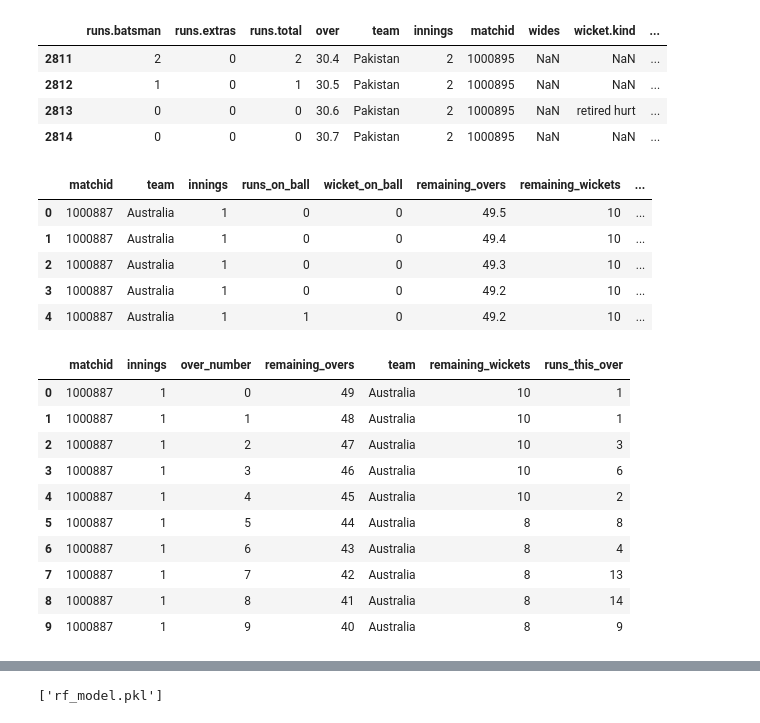
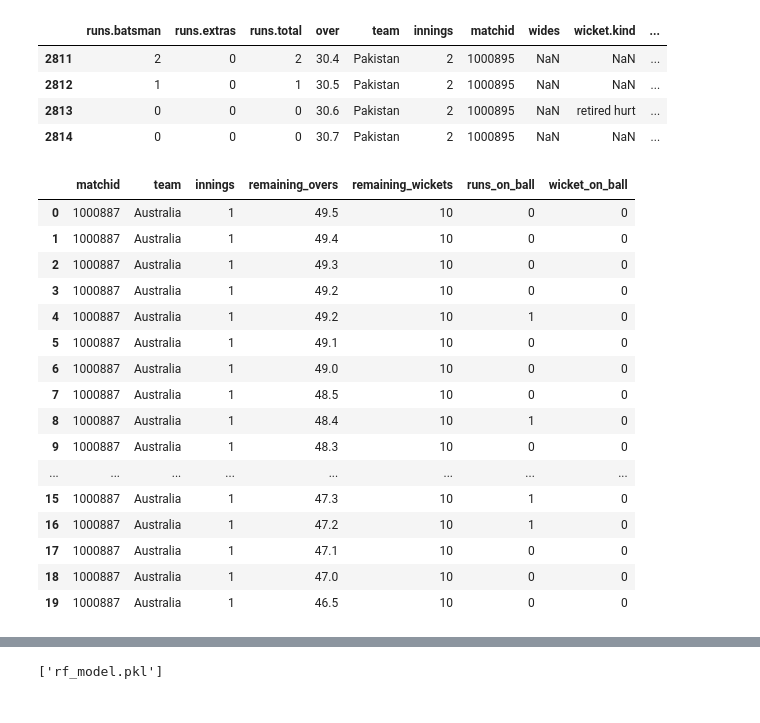
Before and after one commit to sidthakur08/cric-run-expectancy, a Jupyter notebook: app/explore.ipynb, the cells around one changed output, grey strips where cells are left out. Cells and saved outputs as stored; diff of their text form; code cells hidden in the pictures.

```diff
--- a/app/explore.ipynb
+++ b/app/explore.ipynb
@@ -8,7 +17,7 @@ import joblib
 pd.set_option('display.max_columns', None)
 # %%
 # loading in the JSON data
-with open('match_results.json','r') as f:
+with open('../match_results.json','r') as f:
     match_res = json.load(f)
 match_res[0]
 # %% [output]
@@ -78,7 +87,7 @@ filtered_matches = match_df[
 valid_match_ids = filtered_matches['matchid'].unique().tolist()
 # %%
 # Load innings data
-with open('innings_results.json', 'r') as f:
+with open('../innings_results.json', 'r') as f:
     innings_res = json.load(f)
 
 innings_df = pd.DataFrame(innings_res)
@@ -153,18 +162,16 @@ innings_df[hurt_index-2:hurt_index+2]
 | 2813 | 0 | 0 | 0 | 30.6 | Pakistan | 2 | 1000895 | NaN | retired hurt | ... |
 | 2814 | 0 | 0 | 0 | 30.7 | Pakistan | 2 | 1000895 | NaN | NaN | ... |
 # %%
-def process_innings_data(df):
+def process_innings_data(data):
     wickets_fallen = 0
-    deliveries_processed = []
+    innings_processed = []
     wicket_tags = ['caught', 'bowled', 'lbw', 'run out', 'caught and bowled', 'stumped', 'hit wicket', 'obstructing the field']
     total_overs = 50
     total_balls = total_overs * 6
     legal_deliveries_bowled = 0
 
-    for i, row in df.iterrows():
-        runs_batsman = row.get('runs.batsman', 0)
-        runs_extras = row.get('runs.extras', 0)
-        runs_on_ball = runs_batsman + runs_extras
+    for i, row in data.iterrows():
+        runs_on_ball = row.get('runs.total', 0)
 
         wicket_on_ball = 1 if (row['wicket.kind'] in wicket_tags) else 0
         wickets_remaining = 10 - wickets_fallen
@@ -181,60 +188,40 @@ def process_innings_data(df):
         balls_remaining_in_over = balls_remaining % 6
         remaining_overs = overs_remaining_int + (balls_remaining_in_over * 0.1)
 
-        deliveries_processed.append({
+        innings_processed.append({
             'matchid': row['matchid'],
             'team': row['team'],
             'innings': row['innings'],
+            'remaining_overs': remaining_overs,
+            'remaining_wickets': wickets_remaining,
             'runs_on_ball': runs_on_ball,
             'wicket_on_ball': wicket_on_ball,
-            'remaining_overs': remaining_overs,
-            'remaining_wickets': wickets_remaining,
-            'over_numeric': row['over_numeric']
         })
 
         if wicket_on_ball:
             wickets_fallen += 1
 
-    return pd.DataFrame(deliveries_processed)
+    return pd.DataFrame(innings_processed)
 
 # Apply to each innings
-final_balls_df = innings_df.groupby(['matchid', 'innings'], group_keys=False).apply(process_innings_data).reset_index(drop=True)
+final_balls_df = innings_df.groupby(['matchid', 'team', 'innings'], group_keys=False).apply(process_innings_data).reset_index(drop=True)
 # %%
-final_balls_df.head()
+final_balls_df.head(20)
 # %% [output]
-|  | matchid | team | innings | runs_on_ball | wicket_on_ball | remaining_overs | remaining_wickets | ... |
-| 0 | 1000887 | Australia | 1 | 0 | 0 | 49.5 | 10 | ... |
-| 1 | 1000887 | Australia | 1 | 0 | 0 | 49.4 | 10 | ... |
-| 2 | 1000887 | Australia | 1 | 0 | 0 | 49.3 | 10 | ... |
-| 3 | 1000887 | Australia | 1 | 0 | 0 | 49.2 | 10 | ... |
-| 4 | 1000887 | Australia | 1 | 1 | 0 | 49.2 | 10 | ... |
+|  | matchid | team | innings | remaining_overs | remaining_wickets | runs_on_ball | wicket_on_ball |
+| 0 | 1000887 | Australia | 1 | 49.5 | 10 | 0 | 0 |
+| 1 | 1000887 | Australia | 1 | 49.4 | 10 | 0 | 0 |
+| 2 | 1000887 | Australia | 1 | 49.3 | 10 | 0 | 0 |
+| 3 | 1000887 | Australia | 1 | 49.2 | 10 | 0 | 0 |
+| 4 | 1000887 | Australia | 1 | 49.2 | 10 | 1 | 0 |
+| 5 | 1000887 | Australia | 1 | 49.1 | 10 | 0 | 0 |
+| 6 | 1000887 | Australia | 1 | 49.0 | 10 | 0 | 0 |
+| 7 | 1000887 | Australia | 1 | 48.5 | 10 | 0 | 0 |
+| 8 | 1000887 | Australia | 1 | 48.4 | 10 | 1 | 0 |
+| 9 | 1000887 | Australia | 1 | 48.3 | 10 | 0 | 0 |
+| ... | ... | ... | ... | ... | ... | ... | ... |
+| 15 | 1000887 | Australia | 1 | 47.3 | 10 | 1 | 0 |
+| 16 | 1000887 | Australia | 1 | 47.2 | 10 | 1 | 0 |
+| 17 | 1000887 | Australia | 1 | 47.1 | 10 | 0 | 0 |
+| 18 | 1000887 | Australia | 1 | 47.0 | 10 | 0 | 0 |
+| 19 | 1000887 | Australia | 1 | 46.5 | 10 | 0 | 0 |
-# %%
-# Assuming final_balls_df is the dataset you currently have
-# Extract the integer over number from over_numeric
-final_balls_df['over_number'] = final_balls_df['over_numeric'].apply(lambda x: int(str(x).split('.')[0]))
-
-# Get sum of runs per over
-over_runs_df = final_balls_df.groupby(['matchid', 'innings', 'over_number'])['runs_on_ball'].sum().reset_index(name='runs_this_over')
-
-# Get the state at the start of the over from the first legal delivery of that over
-over_state_df = final_balls_df.groupby(['matchid', 'innings', 'over_number']).first().reset_index()
-over_state_df['remaining_overs'] = 49 - over_state_df['over_number']
-over_data = over_state_df[['matchid', 'innings', 'over_number','remaining_overs', 'team', 'remaining_wickets']].merge(
-    over_runs_df, on=['matchid', 'innings', 'over_number'], how='inner'
-)
-
-# Now over_data contains one row per over with:
-# matchid, innings, over_number, team, remaining_overs, remaining_wickets, runs_this_over
-over_data.head(10)
-# %% [output]
-|  | matchid | innings | over_number | remaining_overs | team | remaining_wickets | runs_this_over |
-| 0 | 1000887 | 1 | 0 | 49 | Australia | 10 | 1 |
-| 1 | 1000887 | 1 | 1 | 48 | Australia | 10 | 1 |
-| 2 | 1000887 | 1 | 2 | 47 | Australia | 10 | 3 |
-| 3 | 1000887 | 1 | 3 | 46 | Australia | 10 | 6 |
-| 4 | 1000887 | 1 | 4 | 45 | Australia | 10 | 2 |
-| 5 | 1000887 | 1 | 5 | 44 | Australia | 8 | 8 |
-| 6 | 1000887 | 1 | 6 | 43 | Australia | 8 | 4 |
-| 7 | 1000887 | 1 | 7 | 42 | Australia | 8 | 13 |
-| 8 | 1000887 | 1 | 8 | 41 | Australia | 8 | 14 |
-| 9 | 1000887 | 1 | 9 | 40 | Australia | 8 | 9 |
```
Also changed, not shown: parts of 10 cells of this notebook.
